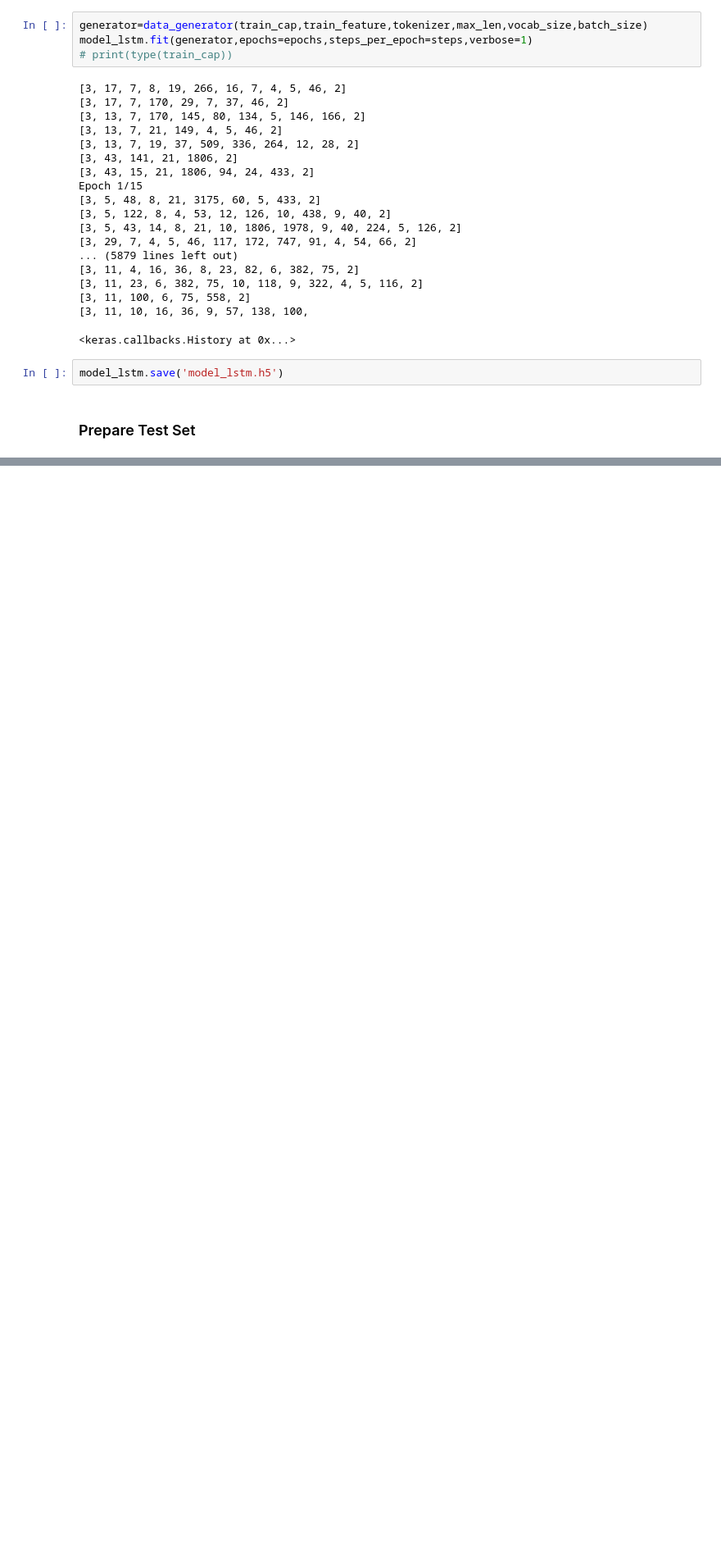
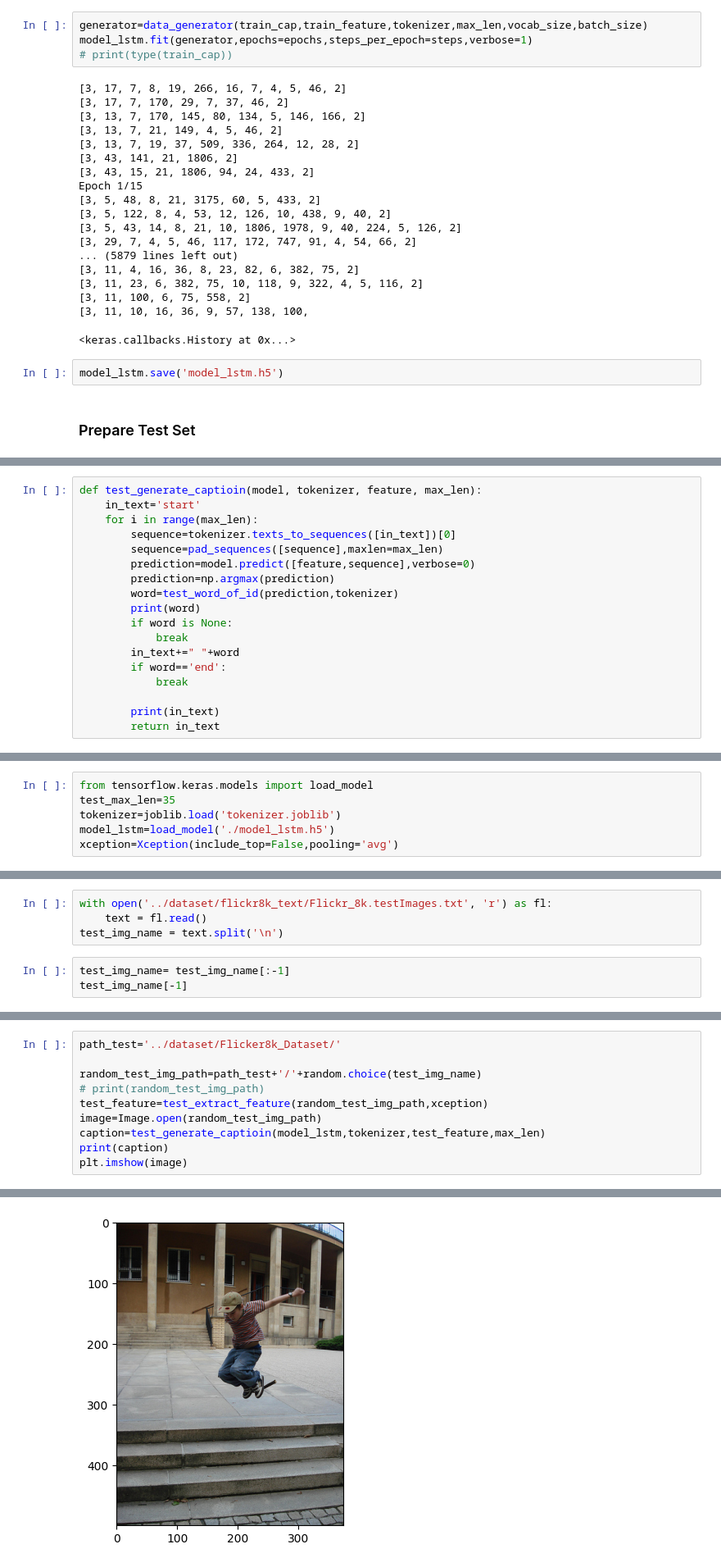
Before and after one commit to basavbamrah/image-caption-generator, a Jupyter notebook: train.ipynb, the cells around one changed output, grey strips where cells are left out. Shown at 82% size. Saved outputs shown, nothing was run; the diff lists cells and outputs as text; blank space fills up the shorter version.

```diff
--- a/train.ipynb
+++ b/train.ipynb
@@ -400,0 +422,18 @@ model_lstm.save('model_lstm.h5')
+# %%
+def test_generate_captioin(model, tokenizer, feature, max_len):
+    in_text='start'
+    for i in range(max_len):
+        sequence=tokenizer.texts_to_sequences([in_text])[0]
+        sequence=pad_sequences([sequence],maxlen=max_len)
+        prediction=model.predict([feature,sequence],verbose=0)
+        prediction=np.argmax(prediction)
+        word=test_word_of_id(prediction,tokenizer)
+        print(word)
+        if word is None:
+            break
+        in_text+=" "+word
+        if word=='end':
+            break
+
+        print(in_text)
+        return in_text
@@ -400,0 +451,6 @@ model_lstm.save('model_lstm.h5')
+# %%
+from tensorflow.keras.models import load_model
+test_max_len=35
+tokenizer=joblib.load('tokenizer.joblib')
+model_lstm=load_model('./model_lstm.h5')
+xception=Xception(include_top=False,pooling='avg')
@@ -400,0 +459,7 @@ model_lstm.save('model_lstm.h5')
+# %%
+with open('../dataset/flickr8k_text/Flickr_8k.testImages.txt', 'r') as fl:
+    text = fl.read()
+test_img_name = text.split('\n')
+# %%
+test_img_name= test_img_name[:-1]
+test_img_name[-1]
@@ -400,0 +470,11 @@ model_lstm.save('model_lstm.h5')
+# %%
+path_test='../dataset/Flicker8k_Dataset/'
+
+random_test_img_path=path_test+'/'+random.choice(test_img_name)
+# print(random_test_img_path)
+test_feature=test_extract_feature(random_test_img_path,xception)
+image=Image.open(random_test_img_path)
+caption=test_generate_captioin(model_lstm,tokenizer,test_feature,max_len)
+print(caption)
+plt.imshow(image)
+# %% [output]
@@ -400,0 +485 @@ model_lstm.save('model_lstm.h5')
+[figure, added]
```
Also changed, not shown: parts of 8 cells of this notebook.
